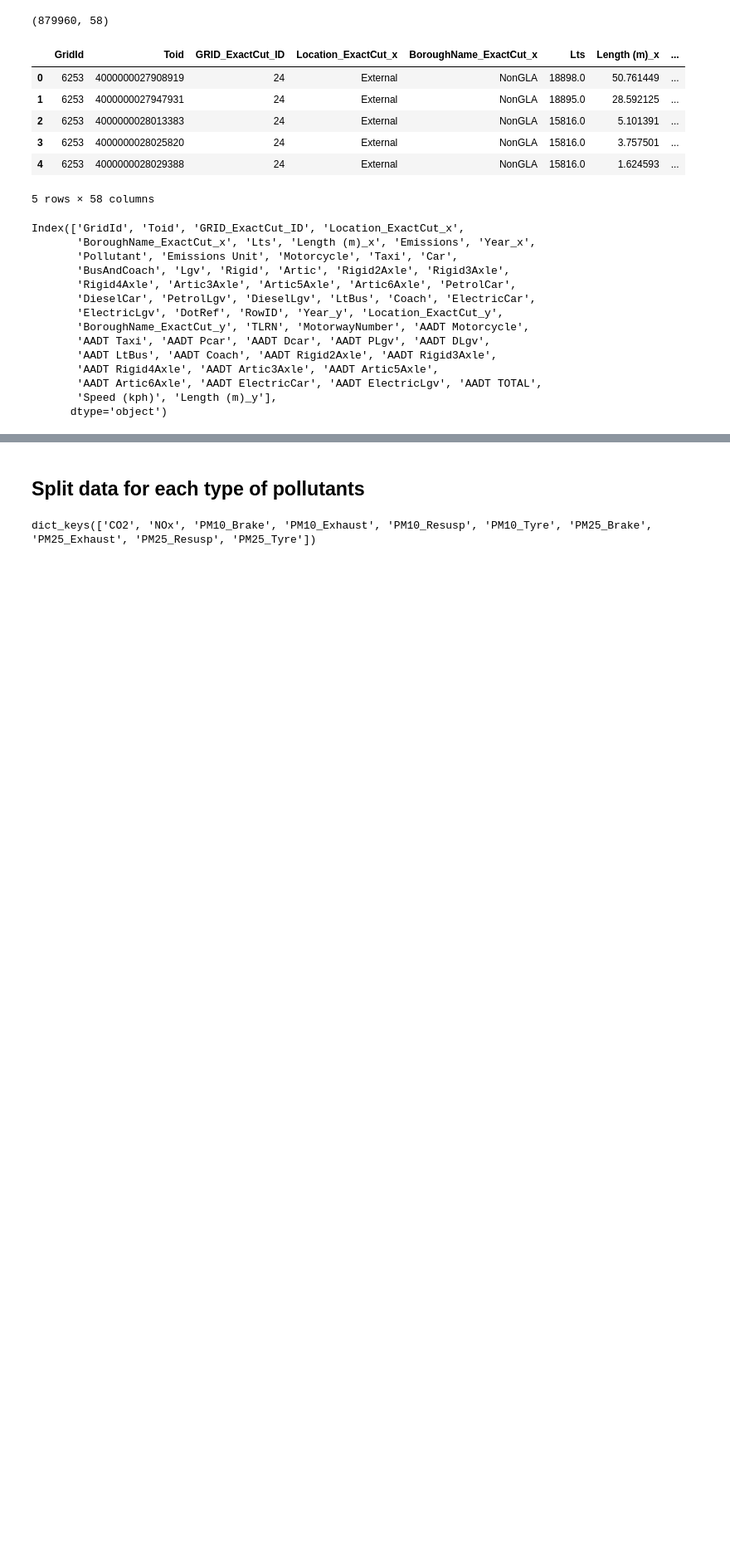
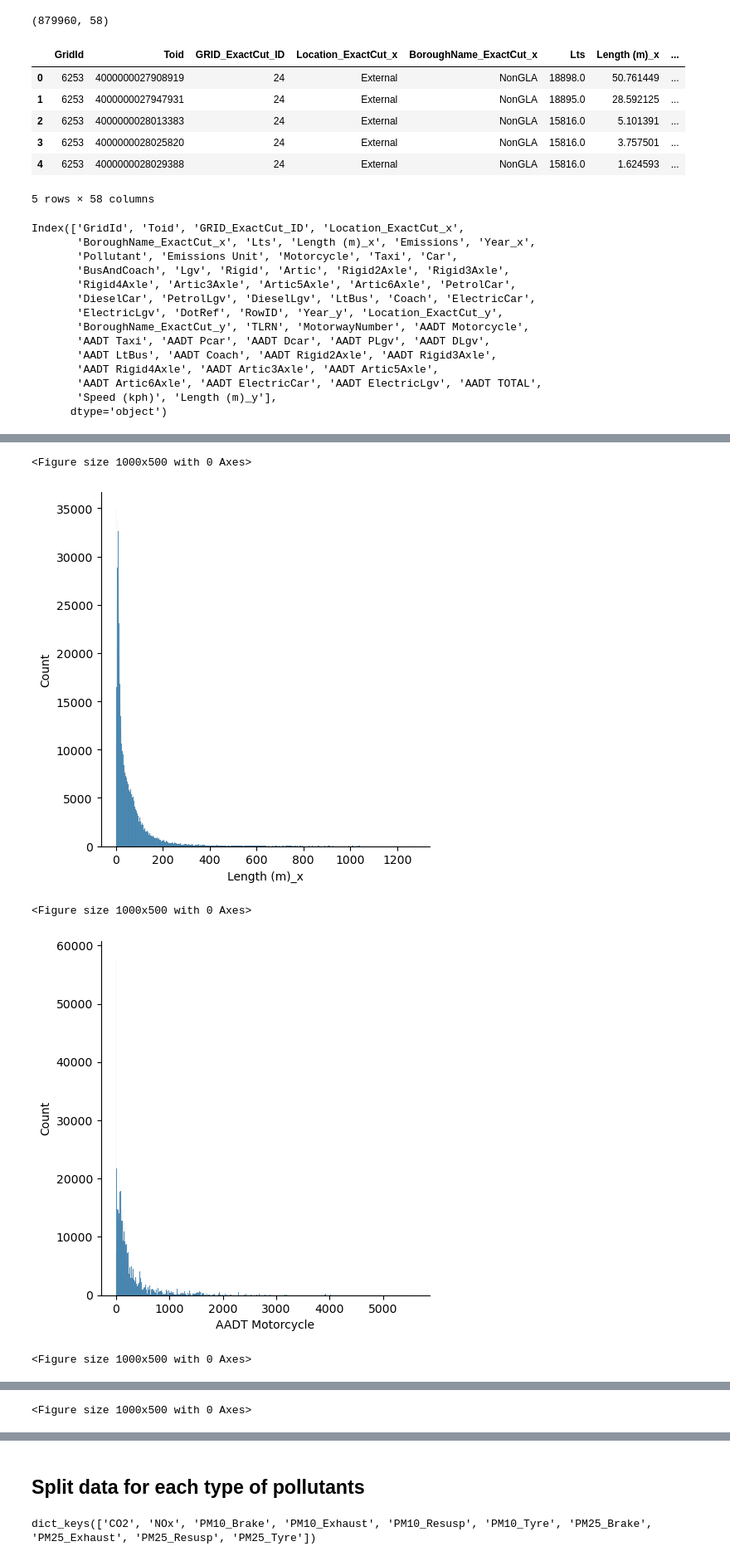
Before and after one commit to zhulinchng/Atmospheric_Emissions_Prediction, a Jupyter notebook: main.ipynb, the cells around one changed output, grey strips where cells are left out. Shown at 83% size. Saved outputs shown, nothing was run; the diff lists cells and outputs as text; code cells hidden in the pictures; blank space fills up the shorter version.

```diff
--- a/main.ipynb
+++ b/main.ipynb
@@ -152,0 +300,12 @@ Index(['GridId', 'Toid', 'GRID_ExactCut_ID', 'Location_ExactCut_x',
+# %%
+# plot distribution of the label variables
+for a in label:
+    plt.figure(figsize=(10,5))
+    sns.displot(df[a])
+    plt.show()
+# %% [output]
+<Figure size 1000x500 with 0 Axes>
+[figure, added]
+<Figure size 1000x500 with 0 Axes>
+[figure, added]
+<Figure size 1000x500 with 0 Axes>
@@ -152,0 +313 @@ Index(['GridId', 'Toid', 'GRID_ExactCut_ID', 'Location_ExactCut_x',
+<Figure size 1000x500 with 0 Axes>
```
Also changed, not shown: parts of 31 cells of this notebook, 1 other file.
